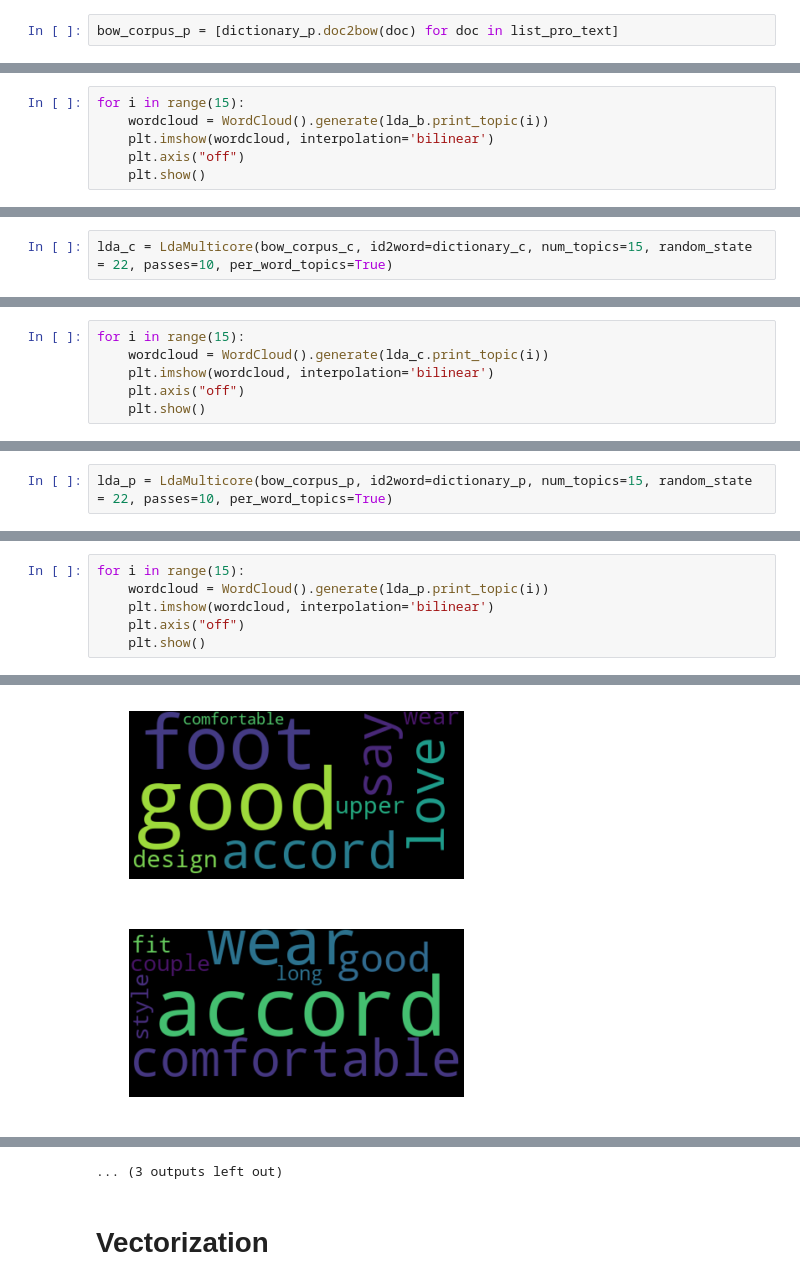
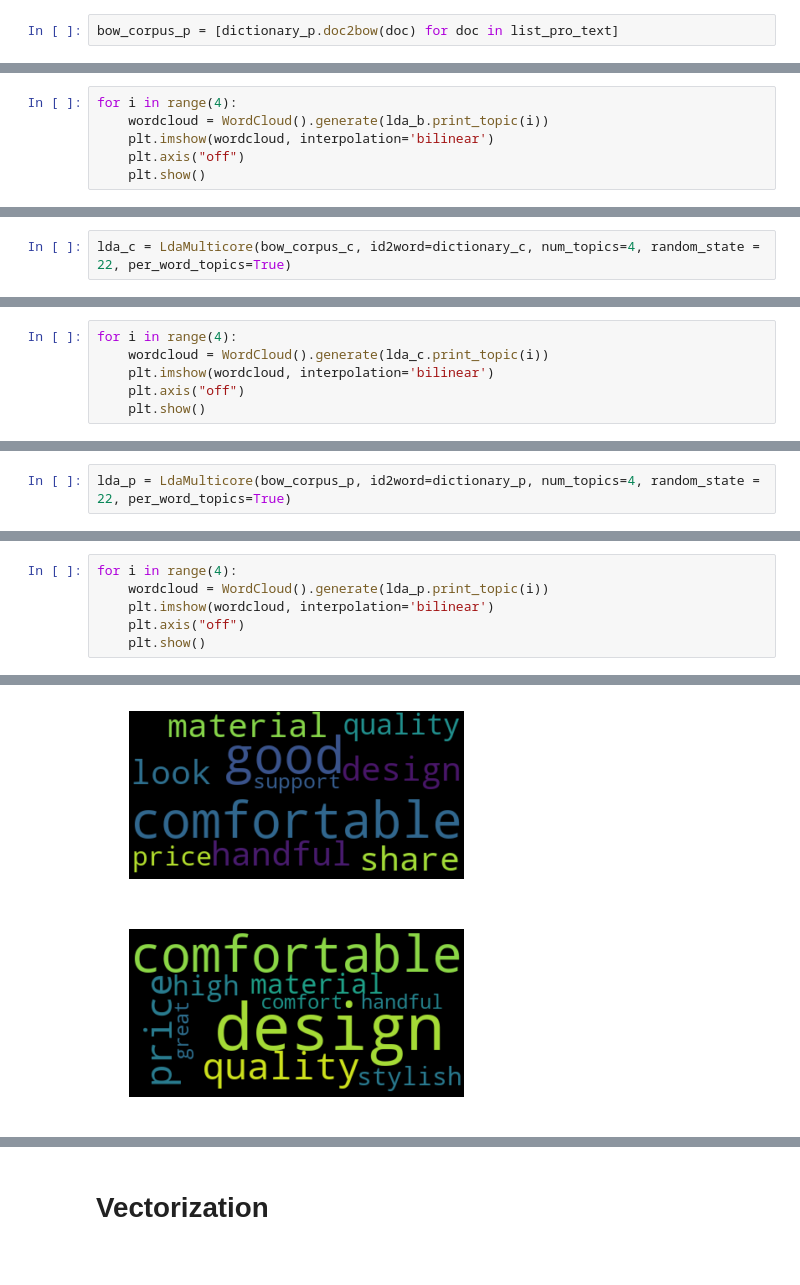
Before and after one commit to JonBebi/Adike, a Jupyter notebook: NLP.ipynb, the cells around one changed output, grey strips where cells are left out. Drawn from its saved outputs; the diff is of its cells as text.

```diff
--- a/NLP.ipynb
+++ b/NLP.ipynb
@@ -383,5 +402,5 @@ lda_b.print_topics()
 # %%
-for i in range(15):
+for i in range(4):
     wordcloud = WordCloud().generate(lda_b.print_topic(i))
     plt.imshow(wordcloud, interpolation='bilinear')
     plt.axis("off")
@@ -403,5 +413,5 @@ for i in range(15):
 # %%
-lda_c = LdaMulticore(bow_corpus_c, id2word=dictionary_c, num_topics=15, random_state = 22, passes=10, per_word_topics=True)
+lda_c = LdaMulticore(bow_corpus_c, id2word=dictionary_c, num_topics=4, random_state = 22, per_word_topics=True)
 # %%
 lda_c.print_topics()
 # %% [output]
@@ -425,5 +426,5 @@ lda_c.print_topics()
 # %%
-for i in range(15):
+for i in range(4):
     wordcloud = WordCloud().generate(lda_c.print_topic(i))
     plt.imshow(wordcloud, interpolation='bilinear')
     plt.axis("off")
@@ -445,5 +437,5 @@ for i in range(15):
 # %%
-lda_p = LdaMulticore(bow_corpus_p, id2word=dictionary_p, num_topics=15, random_state = 22, passes=10, per_word_topics=True)
+lda_p = LdaMulticore(bow_corpus_p, id2word=dictionary_p, num_topics=4, random_state = 22, per_word_topics=True)
 # %%
 lda_p.print_topics()
 # %% [output]
@@ -467,5 +450,5 @@ lda_p.print_topics()
 # %%
-for i in range(15):
+for i in range(4):
     wordcloud = WordCloud().generate(lda_p.print_topic(i))
     plt.imshow(wordcloud, interpolation='bilinear')
     plt.axis("off")
@@ -475,2 +458,2 @@ for i in range(15):
-[figure, old version]
+[figure, new version]
-[figure, old version]
+[figure, new version]
@@ -486,4 +461,3 @@ for i in range(15):
-... (3 outputs left out)
 # %% [markdown]
 # Vectorization
 # %%
```
Also changed, not shown: parts of 38 cells of this notebook, 2 other files.
